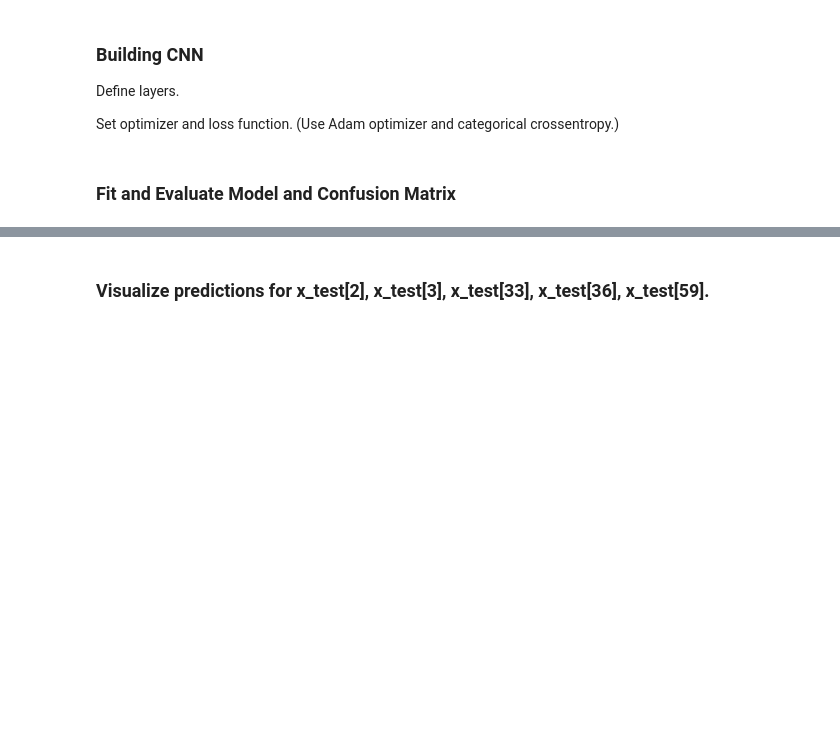
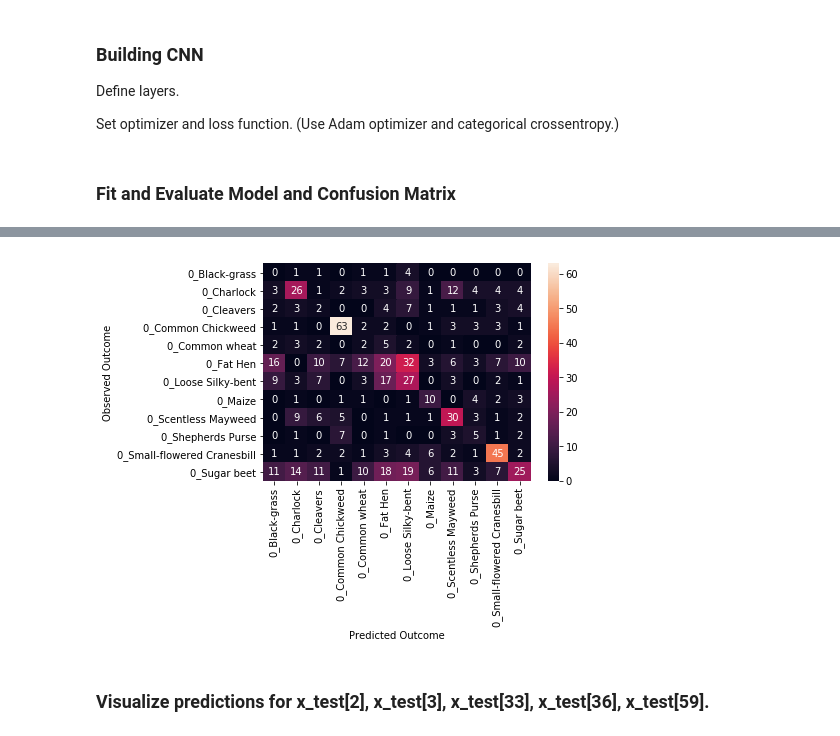
Before and after one commit to danieljacob5/aiml-course, a Jupyter notebook: computer vision/Harnack Computer Vision Project.ipynb, the cells around one changed output, grey strips where cells are left out. Drawn from its saved outputs; the diff is of its cells as text; code cells hidden in the pictures; blank space fills up the shorter version.

```diff
--- a/computer vision/Harnack Computer Vision Project.ipynb
+++ b/computer vision/Harnack Computer Vision Project.ipynb
@@ -236,5 +287,21 @@ Print the label for y_train[0].
 Define layers.
 
 Set optimizer and loss function. (Use Adam optimizer and categorical crossentropy.)
+# %%
+#define layers
+
+model = Sequential()
+model.add(Conv2D(filters=32, kernel_size=3, activation="relu", input_shape=(128, 128, 3)))
+model.add(Conv2D(filters=32, kernel_size=3, activation="relu"))
+model.add(MaxPool2D(pool_size=(2, 2)))
+model.add(Flatten())
+model.add(Dense(128, activation="relu"))
+model.add(Dense(12, activation="softmax"))
 # %% [markdown]
 ### Fit and Evaluate Model and Confusion Matrix
+# %%
+# Compile the model
+model.compile(loss="categorical_crossentropy", metrics=["accuracy"], optimizer="adam")
+
+# Fit the model
+model.fit( x=X_train, y=y_train, batch_size=32, epochs=10, validation_split = 0.3)
@@ -240,0 +340,7 @@ Set optimizer and loss function. (Use Adam optimizer and categorical crossentrop
+# %%
+# use model to establish predicts
+y_predict = model.predict_classes(X_test)
+# %%
+#create confusion matrix
+cm = confusion_matrix(y_predict, y_test.values.argmax(axis = 1)) #change y_test from one-hot encoded values to categorical
+cm
@@ -241,2 +360,9 @@ Set optimizer and loss function. (Use Adam optimizer and categorical crossentrop
+# %%
+sns.heatmap(cm, annot = True, xticklabels = y_labels.columns, yticklabels = y_labels.columns, fmt = 'g')
+plt.xlabel('Predicted Outcome')
+plt.ylabel('Observed Outcome')
+plt.show()
+# %% [output]
+[figure, added]
 # %% [markdown]
 ### Visualize predictions for x_test[2], x_test[3], x_test[33], x_test[36], x_test[59].
```
Also changed, not shown: parts of 13 cells of this notebook.
